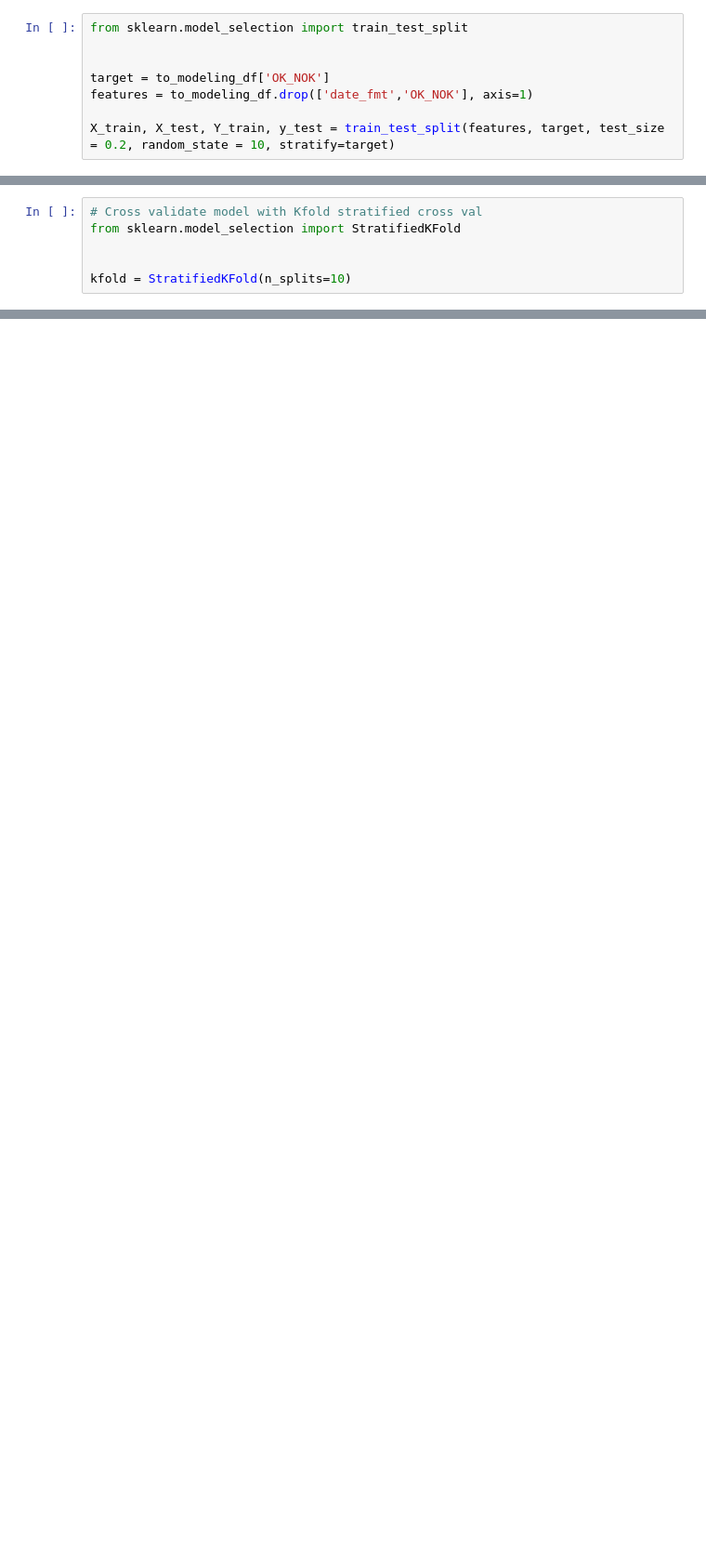
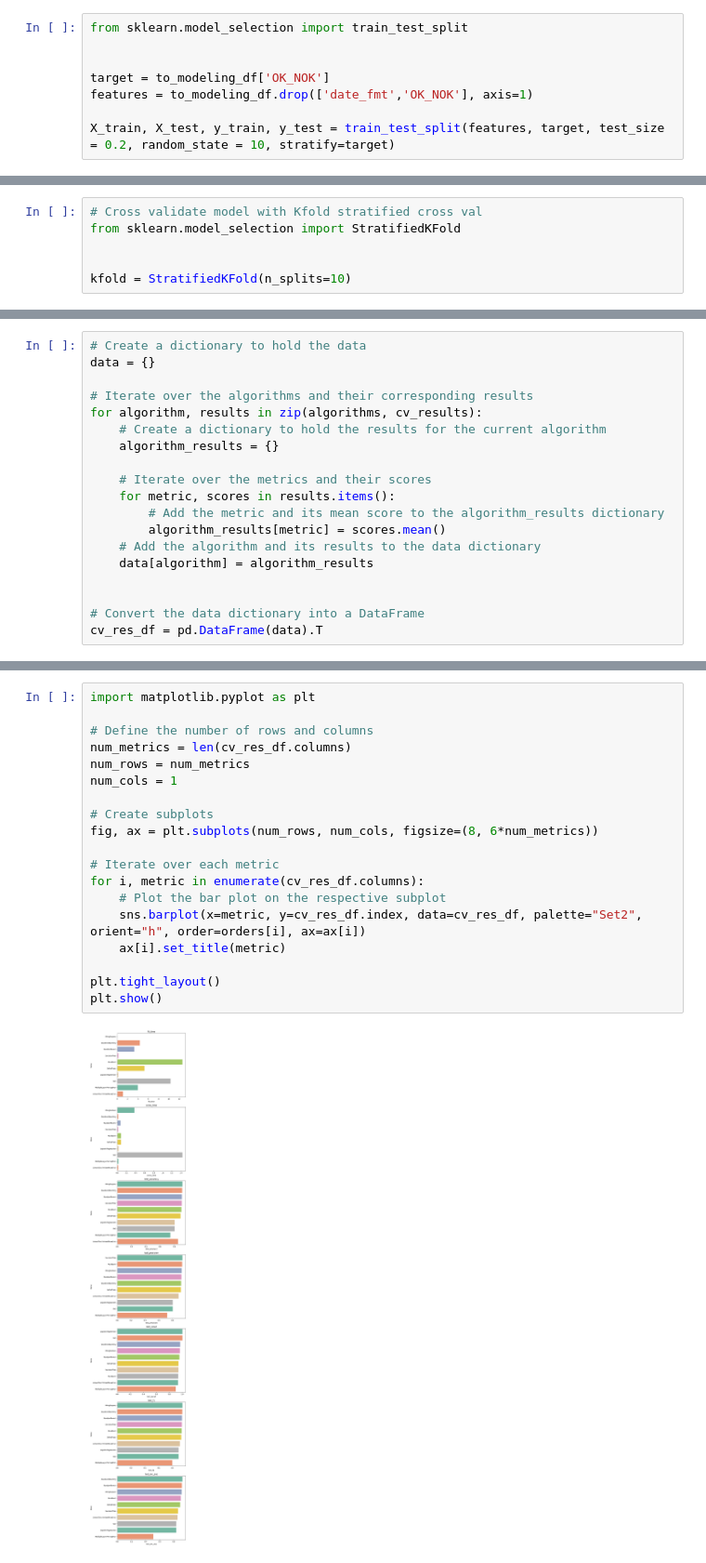
Before and after one commit to Fabiqula/Manufacturing-QC-OK-NOK-Prediction-Model, a Jupyter notebook: QC_incoming_goods_prediction.ipynb, the cells around one changed output, grey strips where cells are left out. Shown at 93% size. Drawn from its saved outputs; the diff is of its cells as text; blank space fills up the shorter version.

Commit message:
6. Training, Cross-validation, Learning curves

```diff
--- a/QC_incoming_goods_prediction.ipynb
+++ b/QC_incoming_goods_prediction.ipynb
@@ -1279,4 +1279,4 @@ from sklearn.model_selection import train_test_split
 target = to_modeling_df['OK_NOK']
 features = to_modeling_df.drop(['date_fmt','OK_NOK'], axis=1)
 
-X_train, X_test, Y_train, y_test = train_test_split(features, target, test_size = 0.2, random_state = 10, stratify=target)
+X_train, X_test, y_train, y_test = train_test_split(features, target, test_size = 0.2, random_state = 10, stratify=target)
@@ -1304,0 +1348,19 @@ kfold = StratifiedKFold(n_splits=10)
+# %%
+# Create a dictionary to hold the data
+data = {}
+
+# Iterate over the algorithms and their corresponding results
+for algorithm, results in zip(algorithms, cv_results):
+    # Create a dictionary to hold the results for the current algorithm
+    algorithm_results = {}
+
+    # Iterate over the metrics and their scores
+    for metric, scores in results.items():
+        # Add the metric and its mean score to the algorithm_results dictionary
+        algorithm_results[metric] = scores.mean()
+    # Add the algorithm and its results to the data dictionary
+    data[algorithm] = algorithm_results
+
+
+# Convert the data dictionary into a DataFrame
+cv_res_df = pd.DataFrame(data).T
@@ -1368,0 +1431,21 @@ g = g.set_title("Cross validation scores")
+# %%
+import matplotlib.pyplot as plt
+
+# Define the number of rows and columns
+num_metrics = len(cv_res_df.columns)
+num_rows = num_metrics
+num_cols = 1
+
+# Create subplots
+fig, ax = plt.subplots(num_rows, num_cols, figsize=(8, 6*num_metrics))
+
+# Iterate over each metric
+for i, metric in enumerate(cv_res_df.columns):
+    # Plot the bar plot on the respective subplot
+    sns.barplot(x=metric, y=cv_res_df.index, data=cv_res_df, palette="Set2", orient="h", order=orders[i], ax=ax[i])
+    ax[i].set_title(metric)
+
+plt.tight_layout()
+plt.show()
+# %% [output]
+[figure, added]
```
Also changed, not shown: parts of 19 cells of this notebook.
